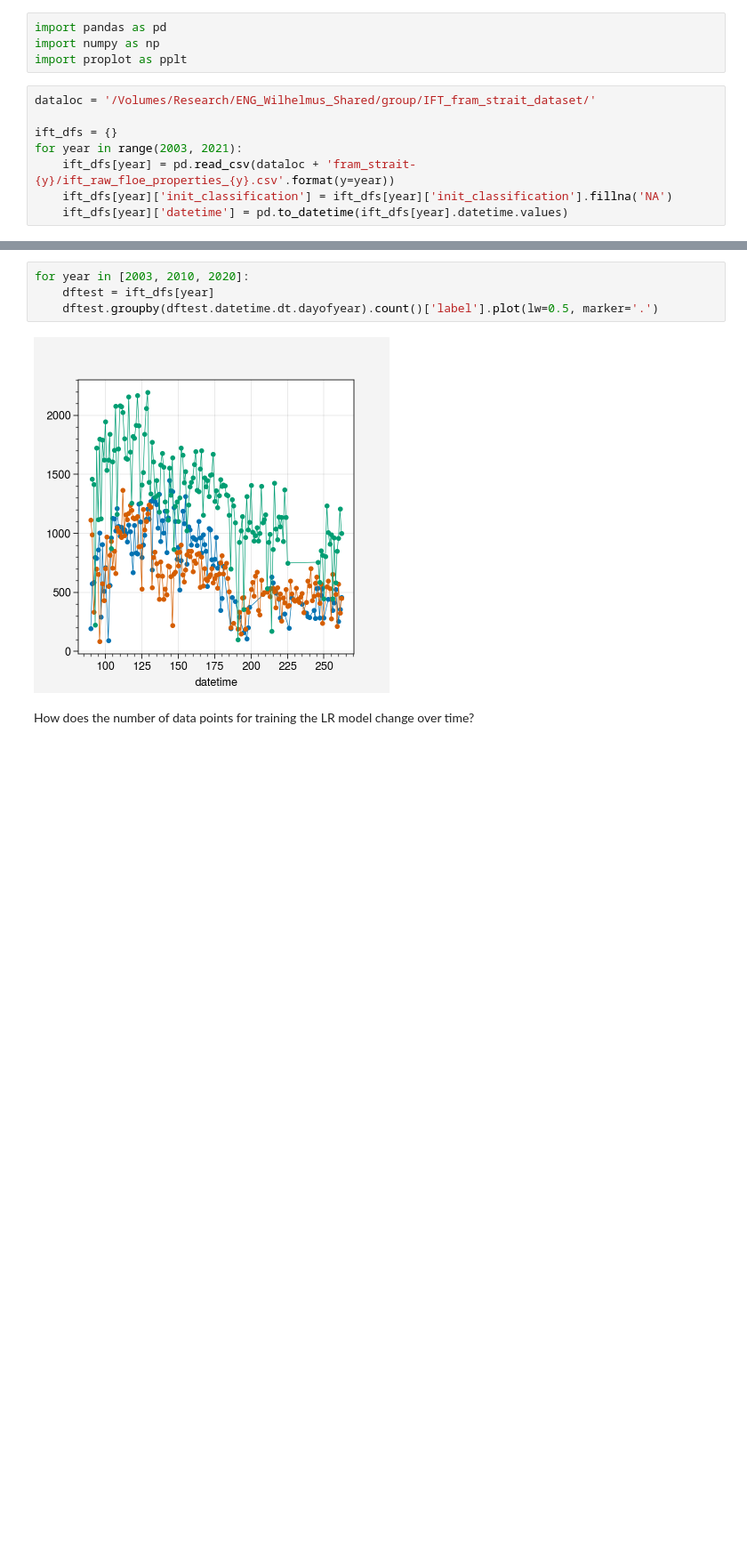
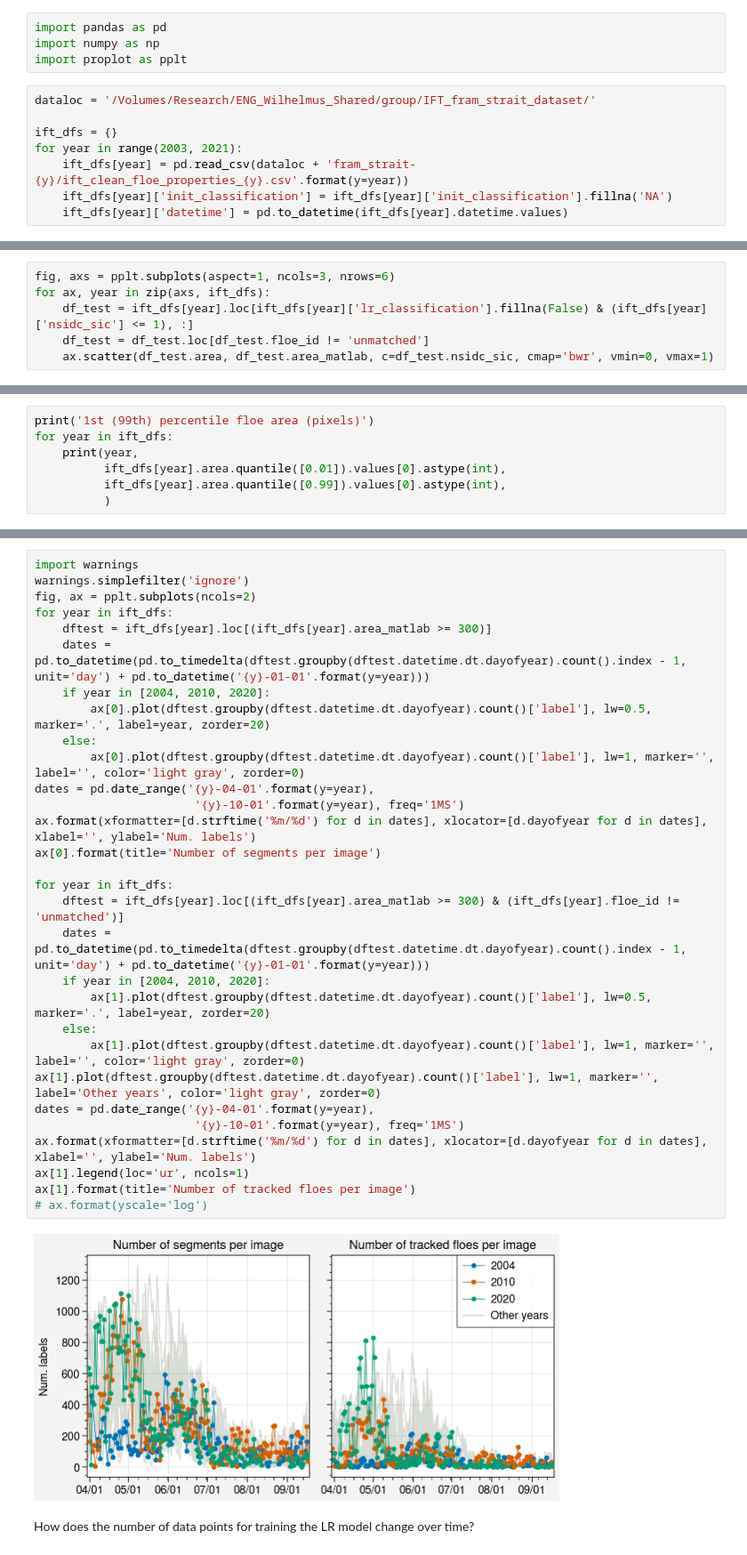
Before and after one commit to WilhelmusLab/process_fram_strait_v0, a Jupyter notebook: notebooks/data_quality_checks.ipynb, the cells around one changed output, grey strips where cells are left out. Shown at 89% size. Cells and saved outputs as stored; diff of their text form; blank space fills up the shorter version.

```diff
--- a/notebooks/data_quality_checks.ipynb
+++ b/notebooks/data_quality_checks.ipynb
@@ -15,6 +15,6 @@ dataloc = '/Volumes/Research/ENG_Wilhelmus_Shared/group/IFT_fram_strait_dataset/
 
 ift_dfs = {}
 for year in range(2003, 2021):
-    ift_dfs[year] = pd.read_csv(dataloc + 'fram_strait-{y}/ift_raw_floe_properties_{y}.csv'.format(y=year))
+    ift_dfs[year] = pd.read_csv(dataloc + 'fram_strait-{y}/ift_clean_floe_properties_{y}.csv'.format(y=year))
     ift_dfs[year]['init_classification'] = ift_dfs[year]['init_classification'].fillna('NA')
     ift_dfs[year]['datetime'] = pd.to_datetime(ift_dfs[year].datetime.values)
@@ -20,0 +23,6 @@ for year in range(2003, 2021):
+# %%
+fig, axs = pplt.subplots(aspect=1, ncols=3, nrows=6)
+for ax, year in zip(axs, ift_dfs):
+    df_test = ift_dfs[year].loc[ift_dfs[year]['lr_classification'].fillna(False) & (ift_dfs[year]['nsidc_sic'] <= 1), :]
+    df_test = df_test.loc[df_test.floe_id != 'unmatched']
+    ax.scatter(df_test.area, df_test.area_matlab, c=df_test.nsidc_sic, cmap='bwr', vmin=0, vmax=1)
@@ -20,0 +35,7 @@ for year in range(2003, 2021):
+# %%
+print('1st (99th) percentile floe area (pixels)')
+for year in ift_dfs:
+    print(year,
+          ift_dfs[year].area.quantile([0.01]).values[0].astype(int),
+          ift_dfs[year].area.quantile([0.99]).values[0].astype(int),
+          )
@@ -21,9 +62,35 @@ for year in range(2003, 2021):
 # %%
-for year in [2003, 2010, 2020]:
-    dftest = ift_dfs[year]
-    dftest.groupby(dftest.datetime.dt.dayofyear).count()['label'].plot(lw=0.5, marker='.')
+import warnings
+warnings.simplefilter('ignore')
+fig, ax = pplt.subplots(ncols=2)
+for year in ift_dfs:
+    dftest = ift_dfs[year].loc[(ift_dfs[year].area_matlab >= 300)]
+    dates = pd.to_datetime(pd.to_timedelta(dftest.groupby(dftest.datetime.dt.dayofyear).count().index - 1, unit='day') + pd.to_datetime('{y}-01-01'.format(y=year)))
+    if year in [2004, 2010, 2020]:
+        ax[0].plot(dftest.groupby(dftest.datetime.dt.dayofyear).count()['label'], lw=0.5, marker='.', label=year, zorder=20)
+    else:
+        ax[0].plot(dftest.groupby(dftest.datetime.dt.dayofyear).count()['label'], lw=1, marker='', label='', color='light gray', zorder=0)
+dates = pd.date_range('{y}-04-01'.format(y=year),
+                       '{y}-10-01'.format(y=year), freq='1MS')
+ax.format(xformatter=[d.strftime('%m/%d') for d in dates], xlocator=[d.dayofyear for d in dates], xlabel='', ylabel='Num. labels')
+ax[0].format(title='Number of segments per image')
+
+for year in ift_dfs:
+    dftest = ift_dfs[year].loc[(ift_dfs[year].area_matlab >= 300) & (ift_dfs[year].floe_id != 'unmatched')]
+    dates = pd.to_datetime(pd.to_timedelta(dftest.groupby(dftest.datetime.dt.dayofyear).count().index - 1, unit='day') + pd.to_datetime('{y}-01-01'.format(y=year)))
+    if year in [2004, 2010, 2020]:
+        ax[1].plot(dftest.groupby(dftest.datetime.dt.dayofyear).count()['label'], lw=0.5, marker='.', label=year, zorder=20)
+    else:
+        ax[1].plot(dftest.groupby(dftest.datetime.dt.dayofyear).count()['label'], lw=1, marker='', label='', color='light gray', zorder=0)
+ax[1].plot(dftest.groupby(dftest.datetime.dt.dayofyear).count()['label'], lw=1, marker='', label='Other years', color='light gray', zorder=0)
+dates = pd.date_range('{y}-04-01'.format(y=year),
+                       '{y}-10-01'.format(y=year), freq='1MS')
+ax.format(xformatter=[d.strftime('%m/%d') for d in dates], xlocator=[d.dayofyear for d in dates], xlabel='', ylabel='Num. labels')
+ax[1].legend(loc='ur', ncols=1)
+ax[1].format(title='Number of tracked floes per image')
+# ax.format(yscale='log')
 # %% [output]
-[figure, old version]
+[figure, new version]
 # %% [markdown]
 How does the number of data points for training the LR model change over time?
 # %%
```
Also changed, not shown: parts of 36 cells of this notebook, 4 other files.
